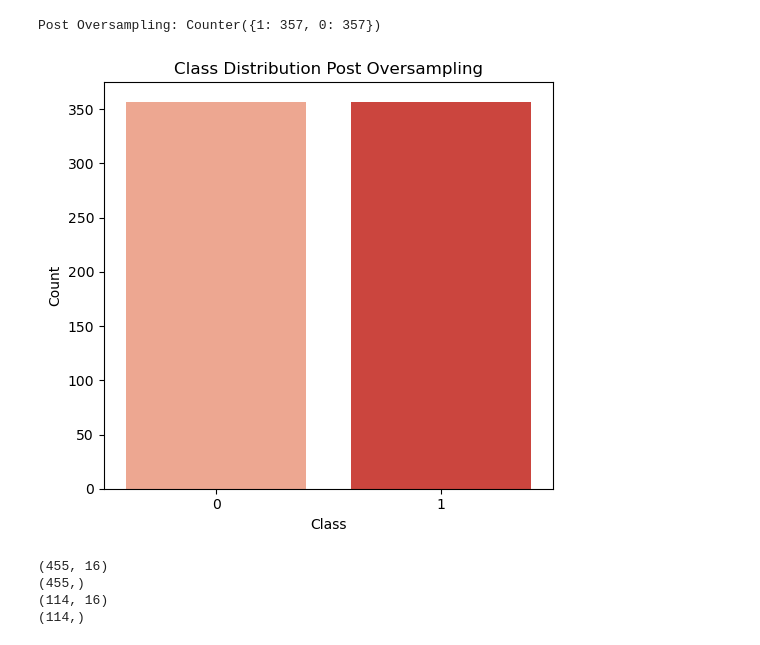
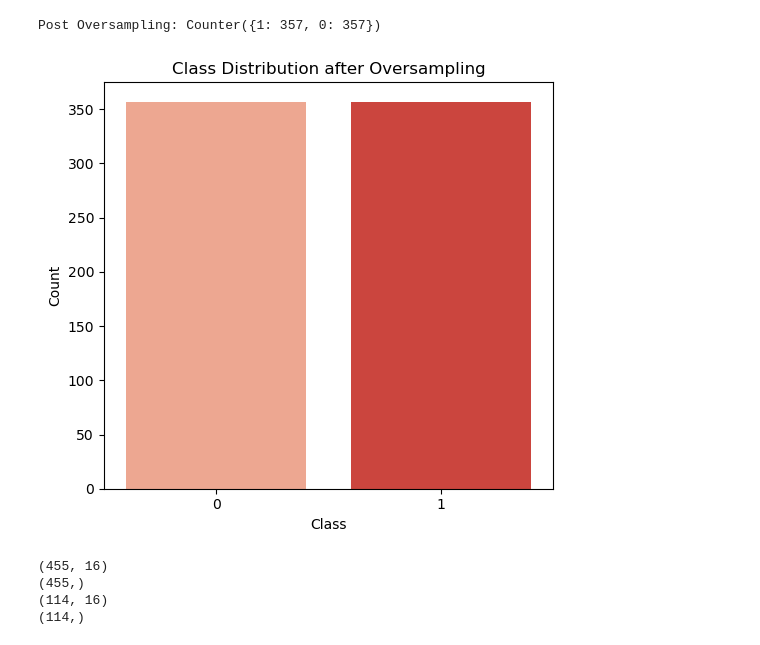
Before and after one commit to lakshmiprasanth9222/Introduction-to-AI, a Jupyter notebook: aipractical.ipynb, the cells around one changed output. Saved outputs shown, nothing was run; the diff lists cells and outputs as text; code cells hidden in the pictures.

```diff
--- a/aipractical.ipynb
+++ b/aipractical.ipynb
@@ -327,17 +388,18 @@ print("Post Oversampling:", Counter(df_resamp['diagnosis']))
 # %% [output]
 Post Oversampling: Counter({1: 357, 0: 357})
 # %%
-df_plt = df_resamp  # or df_smote
+# class distribution after oversampling
+df_plt = df_resamp
 
 # Plot
 plt.figure(figsize=(10,5))
 plt.subplot(1,2,1)
 sns.countplot(x='diagnosis', data=df_plt, palette='Reds')
 
-plt.title('Class Distribution Post Oversampling')
+plt.title('Class Distribution after Oversampling')
 plt.xlabel('Class')
 plt.ylabel('Count')
 plt.tight_layout()
 plt.show()
 # %% [output]
-[figure, old version]
+[figure, new version]
```
Also changed, not shown: parts of 52 cells of this notebook.
